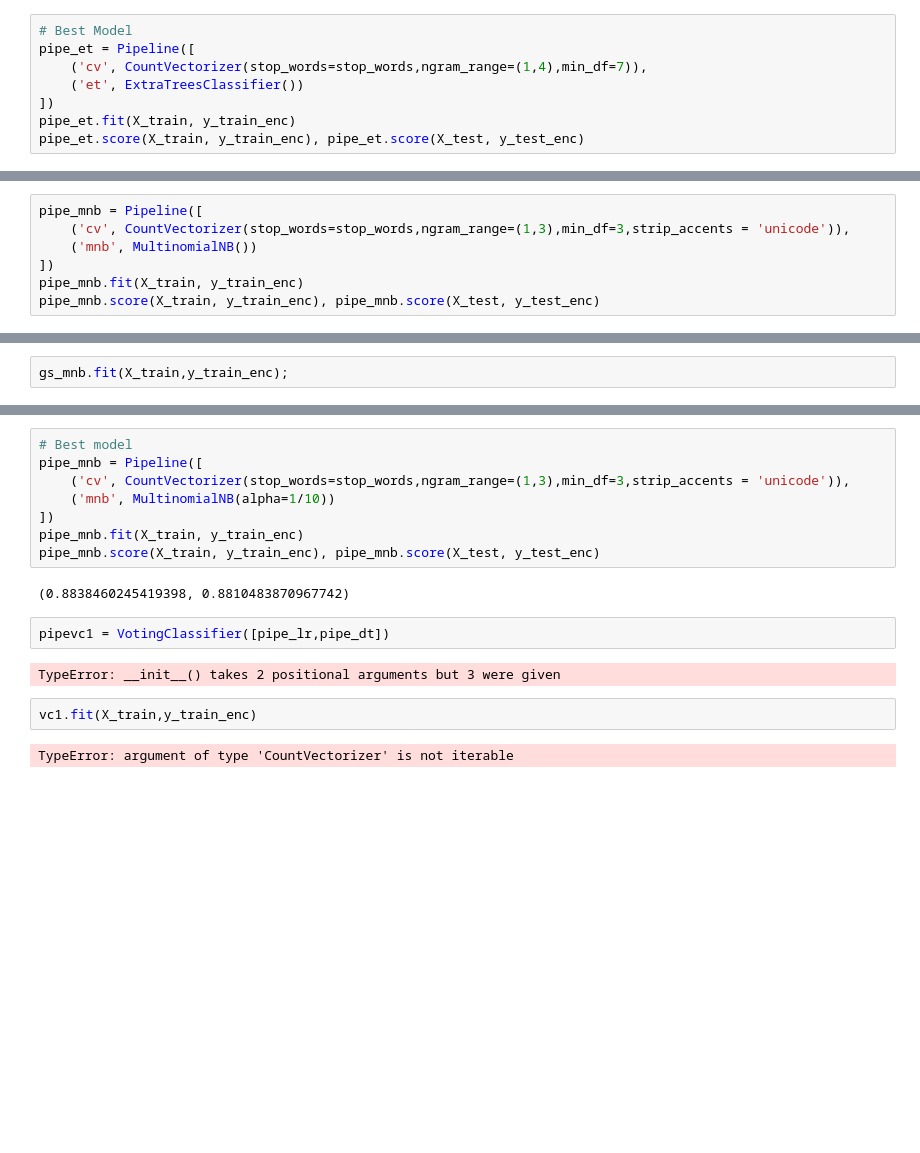
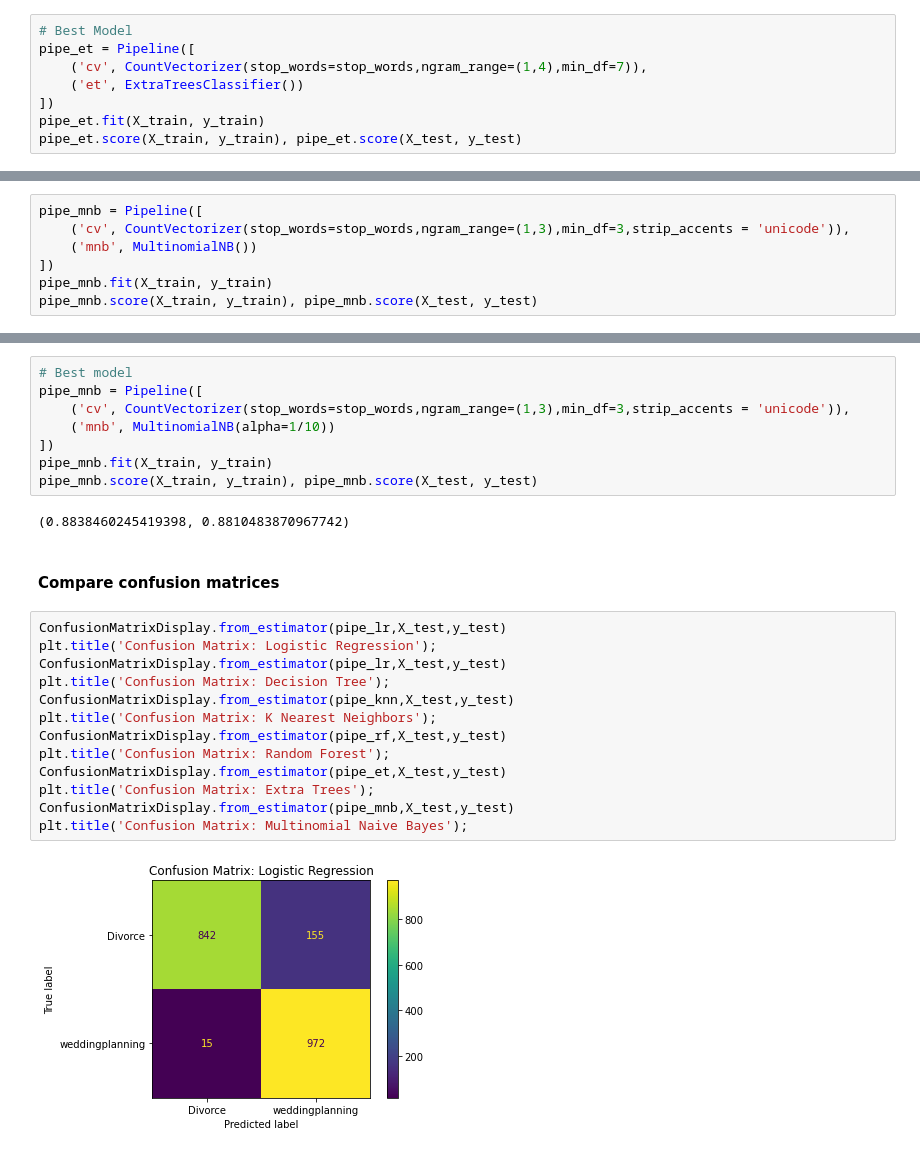
Before and after one commit to vmorenocosta/NLP-Classification-Reddit-API, a Jupyter notebook: code/02_Natural_Language_Processing.ipynb, the cells around one changed output, grey strips where cells are left out. Saved outputs shown, nothing was run; the diff lists cells and outputs as text; blank space fills up the shorter version.

Commit message:
added title and new models and voting

```diff
--- a/code/02_Natural_Language_Processing.ipynb
+++ b/code/02_Natural_Language_Processing.ipynb
@@ -438,6 +336,6 @@ pipe_et = Pipeline([
     ('cv', CountVectorizer(stop_words=stop_words,ngram_range=(1,4),min_df=7)),
     ('et', ExtraTreesClassifier())
 ])
-pipe_et.fit(X_train, y_train_enc)
-pipe_et.score(X_train, y_train_enc), pipe_et.score(X_test, y_test_enc)
+pipe_et.fit(X_train, y_train)
+pipe_et.score(X_train, y_train), pipe_et.score(X_test, y_test)
 # %% [output]
@@ -449,7 +347,7 @@ pipe_mnb = Pipeline([
     ('cv', CountVectorizer(stop_words=stop_words,ngram_range=(1,3),min_df=3,strip_accents = 'unicode')),
     ('mnb', MultinomialNB())
 ])
-pipe_mnb.fit(X_train, y_train_enc)
-pipe_mnb.score(X_train, y_train_enc), pipe_mnb.score(X_test, y_test_enc)
+pipe_mnb.fit(X_train, y_train)
+pipe_mnb.score(X_train, y_train), pipe_mnb.score(X_test, y_test)
 # %% [output]
 (0.8813245923684653, 0.8805443548387096)
@@ -466,2 +353,0 @@ gs_mnb = GridSearchCV(pipe_mnb, param_grid = params_mnb, n_jobs=-1)
-# %%
-gs_mnb.fit(X_train,y_train_enc);
@@ -507,15 +379,24 @@ pipe_mnb = Pipeline([
     ('cv', CountVectorizer(stop_words=stop_words,ngram_range=(1,3),min_df=3,strip_accents = 'unicode')),
     ('mnb', MultinomialNB(alpha=1/10))
 ])
-pipe_mnb.fit(X_train, y_train_enc)
-pipe_mnb.score(X_train, y_train_enc), pipe_mnb.score(X_test, y_test_enc)
+pipe_mnb.fit(X_train, y_train)
+pipe_mnb.score(X_train, y_train), pipe_mnb.score(X_test, y_test)
 # %% [output]
 (0.8838460245419398, 0.8810483870967742)
-# %%
-pipevc1 = VotingClassifier([pipe_lr,pipe_dt])
-# %% [output]
-TypeError: __init__() takes 2 positional arguments but 3 were given
-# %%
-vc1.fit(X_train,y_train_enc)
-# %% [output]
-TypeError: argument of type 'CountVectorizer' is not iterable
+# %% [markdown]
+#### Compare confusion matrices
+# %%
+ConfusionMatrixDisplay.from_estimator(pipe_lr,X_test,y_test)
+plt.title('Confusion Matrix: Logistic Regression');
+ConfusionMatrixDisplay.from_estimator(pipe_lr,X_test,y_test)
+plt.title('Confusion Matrix: Decision Tree');
+ConfusionMatrixDisplay.from_estimator(pipe_knn,X_test,y_test)
+plt.title('Confusion Matrix: K Nearest Neighbors');
+ConfusionMatrixDisplay.from_estimator(pipe_rf,X_test,y_test)
+plt.title('Confusion Matrix: Random Forest');
+ConfusionMatrixDisplay.from_estimator(pipe_et,X_test,y_test)
+plt.title('Confusion Matrix: Extra Trees');
+ConfusionMatrixDisplay.from_estimator(pipe_mnb,X_test,y_test)
+plt.title('Confusion Matrix: Multinomial Naive Bayes');
+# %% [output]
+[figure, added]
```
Also changed, not shown: parts of 65 cells of this notebook, 4 other files.
